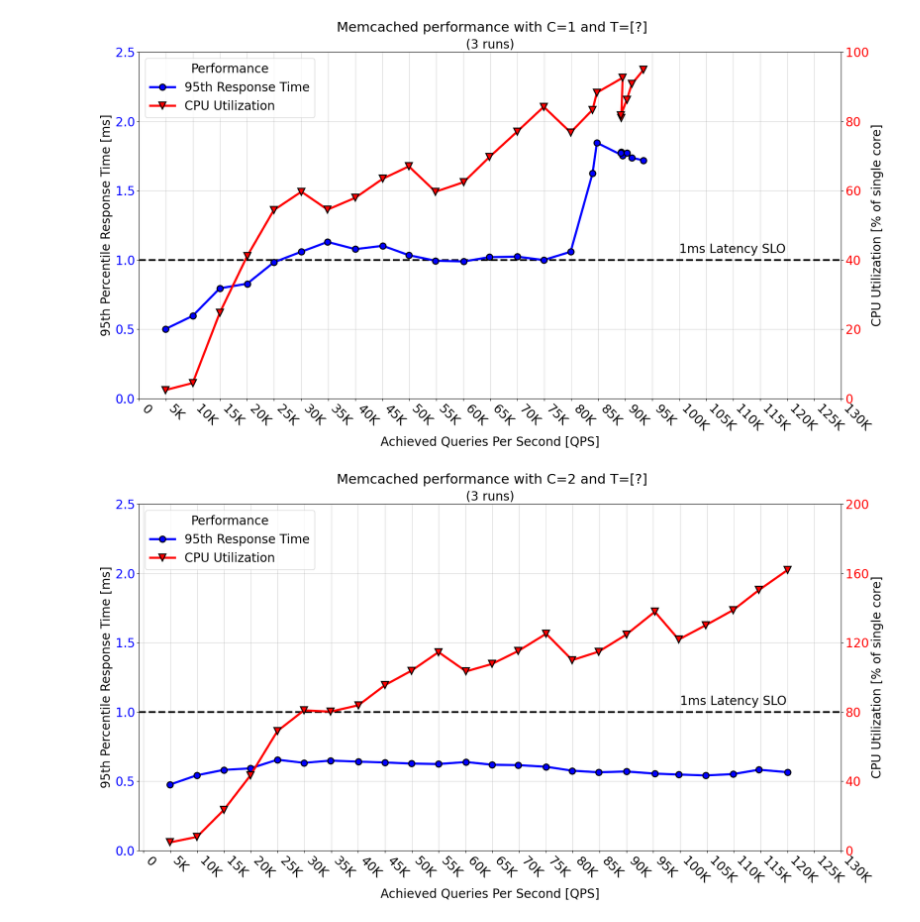
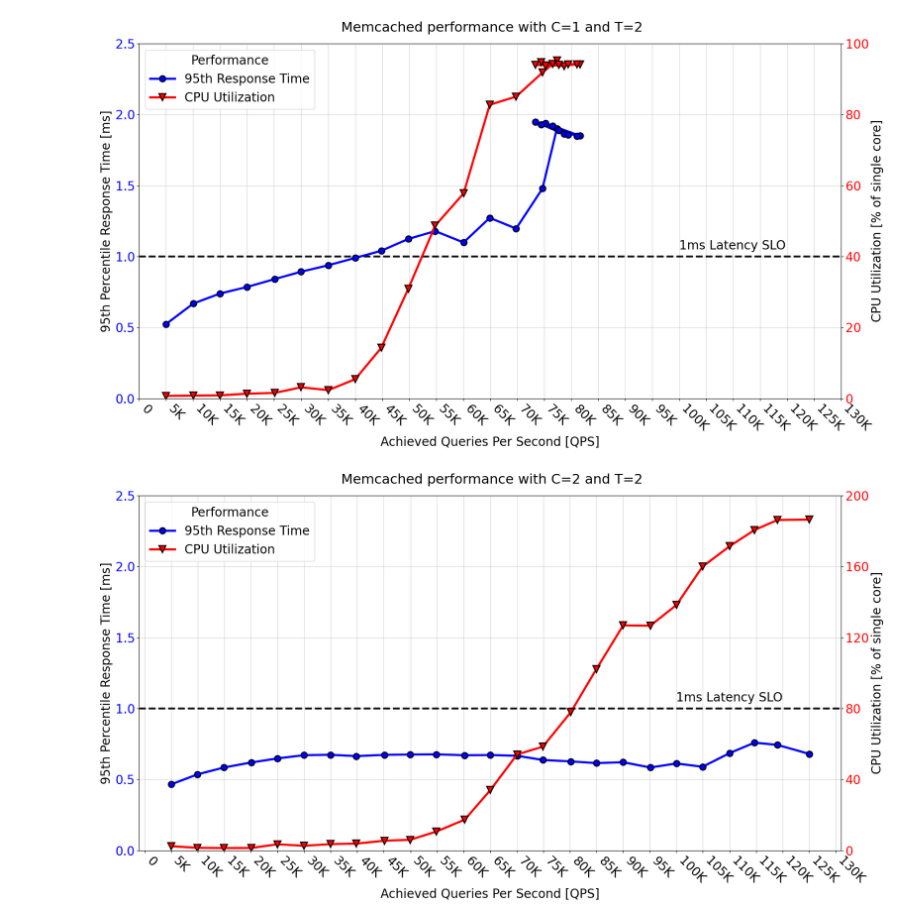
Before and after one commit to czanoli/ETH-Cloud-Computing-Architectures-2024, a Jupyter notebook: part4/plots1d.ipynb, the cells around one changed output. Cells and saved outputs as stored; diff of their text form; code cells hidden in the pictures.

```diff
--- a/part4/plots1d.ipynb
+++ b/part4/plots1d.ipynb
@@ -7,9 +7,11 @@ import os
 import copy
 # %%
 # Configs
-folder_path = 'measurements/mock/Q1d'
+folder_path = 'measurements/1d'
 mcperf_columns_to_keep = ['QPS', 'p95', 'ts_start', 'ts_end']
-columns_of_interest = ['QPS', 'p95', '']
+columns_of_interest = ['QPS', 'p95']
+cpu_div_factor_timestamp = 1000000000
+mcperf_div_factor_timestamp = 1000
 # %%
 # Function to read data from .raw files and onrganize them in convenient dictionaries
 def read_mcperf(folder_path, columns_to_keep):
@@ -20,7 +22,7 @@ def read_mcperf(folder_path, columns_to_keep):
             subfolder_path = os.path.join(folder_path, subpath)
             for file in os.listdir(subfolder_path):
                 file_path = os.path.join(subfolder_path, file)
-                if file_path.endswith('mcperf.raw'):
+                if file_path.endswith('mcperf.txt'):
                     with open(file_path, 'r') as f:
                         skipfooter_cnt = 0
                         for line in f.readlines():
@@ -41,7 +43,7 @@ def read_cpu(folder_path):
             subfolder_path = os.path.join(folder_path, subpath)
             for file in os.listdir(subfolder_path):
                 file_path = os.path.join(subfolder_path, file)
-                if file_path.endswith('utilization.raw'):
+                if file_path.endswith('cpu.csv'):
                     df = pd.read_csv(file_path, sep=',', engine='python')
                     data_dict[key] = df
     return data_dict
@@ -69,9 +71,10 @@ def merge_data(mcperf_df, cpu_df):
     c1_means = list()
     c2_means = list()
     for _, row in df1.iterrows():
-        df2_filtered = df2.loc[(df2['TimeStamp'] >= row['ts_start']/1000) & (df2['TimeStamp'] <= row['ts_end']/1000)]
-        c1_means.append(df2_filtered['C1'].mean())
-        c2_means.append(df2_filtered['C2'].mean())
+        df2_filtered = df2.loc[(df2['timestamp']/cpu_div_factor_timestamp >= row['ts_start']/mcperf_div_factor_timestamp) &
+                               (df2['timestamp']/cpu_div_factor_timestamp <= row['ts_end']/mcperf_div_factor_timestamp)]
+        c1_means.append(df2_filtered['core0'].mean())
+        c2_means.append(df2_filtered['core1'].mean())
     df1['C1'] = c1_means
     df1['C2'] = c2_means
     return df1
@@ -122,11 +125,11 @@ ax.legend(lines, labels, title='Performance', loc='upper left', title_fontsize=2
 ax.spines['top'].set_visible(False)
 ax.spines['right'].set_visible(False)
 ax.grid(color='grey', linewidth=0.5, alpha=0.5)
-fig.suptitle('Memcached performance with C=1 and T=[?]', fontsize=22)
-ax.set_title('(3 runs)', fontsize=20)
+fig.suptitle('Memcached performance with C=1 and T=2', fontsize=22)
+#ax.set_title('(3 runs)', fontsize=20)
 fig.tight_layout()
 # %% [output]
-[figure, old version]
+[figure, new version]
 # %%
 # Plot2
 # data: key: C2, value: C1+C2
@@ -140,33 +143,33 @@ p95_line = ax.plot(merged_data['C2']['QPS'], merged_data['C2']['p95'], color='#0
         linewidth=3.5, markersize=10, markeredgewidth=1.75, markeredgecolor='black', label=legend_dict['p95'])[0]
 cpu_line = ax2.plot(merged_data['C2']['QPS'], merged_data['C2']['C1'] + merged_data['C2']['C2'], color='#ff0000', marker='v',
          linewidth=3.5, markersize=12, markeredgewidth=1.75, markeredgecolor='black', label=legend_dict['cpu'])[0]
 
 # Style
 x_labels = ['0', '5K', '10K', '15K', '20K', '25K', '30K', '35K', '40K', '45K', '50K', '55K', '60K',
             '65K', '70K', '75K', '80K', '85K', '90K', '95K', '100K', '105K', '110K', '115K', '120K', '125K', '130K']
 ax.set_xticks(range(0, 131000, 5000), x_labels, rotation=-45, ha='left')
 ax.set_xlabel('Achieved Queries Per Second [QPS]', fontsize=20)
 ax.tick_params(axis='x', labelsize=20)
 
 ax.set_ylim((0, 2.5))
 ax.set_yticks( np.arange(0, 2.6, 0.5).tolist())
 ax.set_ylabel('95th Percentile Response Time [ms]', fontsize=20)
 ax.tick_params(axis='y', labelcolor='blue', labelsize=20)
 
 ax2.set_ylim((0, 200))
 ax2.set_yticks(np.arange(0, 201, 40).tolist())
 ax2.set_ylabel('CPU Utilization [% of single core]', fontsize=20)
 ax2.tick_params(axis='y', labelcolor='red', labelsize=20)
 
 lines = [p95_line, cpu_line]
 labels = [line.get_label() for line in lines]
 ax.legend(lines, labels, title='Performance', loc='upper left', title_fontsize=20, fontsize=20)
 
 ax.spines['top'].set_visible(False)
 ax.spines['right'].set_visible(False)
 ax.grid(color='grey', linewidth=0.5, alpha=0.5)
-fig.suptitle('Memcached performance with C=2 and T=[?]', fontsize=22)
-ax.set_title('(3 runs)', fontsize=20)
+fig.suptitle('Memcached performance with C=2 and T=2', fontsize=22)
+#ax.set_title('(3 runs)', fontsize=20)
 fig.tight_layout()
 # %% [output]
-[figure, old version]
+[figure, new version]
```
Also changed, not shown: 14 other files.
